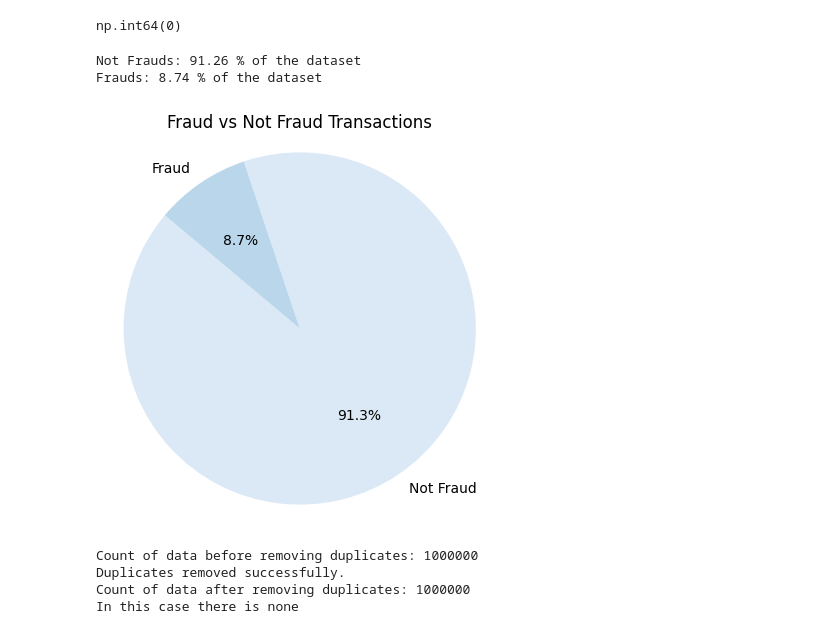
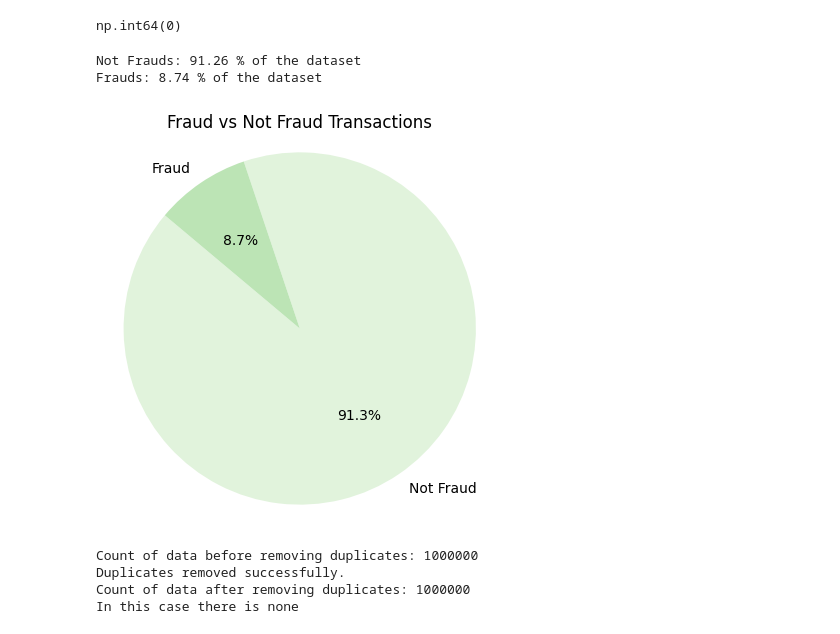
Before and after one commit to Vador92/creditcardfrauddetection, a Jupyter notebook: fraud_detection.ipynb, the cells around one changed output. Saved outputs shown, nothing was run; the diff lists cells and outputs as text; code cells hidden in the pictures.

```diff
--- a/fraud_detection.ipynb
+++ b/fraud_detection.ipynb
@@ -13,7 +13,9 @@ from collections import Counter
 from imblearn.over_sampling import RandomOverSampler
 from collections import Counter
 
-file_path = 'card_transdata.csv'
+file_path = 'venmo_transdata.csv'
 df = pd.read_csv(file_path)
-df.head()
+
+# Display the first few rows to verify the data has been loaded correctly
+print(df.head())
 # %% [output]
@@ -62,28 +78,28 @@ np.int64(0)
 # %%
 # here we can compare and visualize the difference in percentage of the split between frauds and valid transactions
 # Calculate percentages assuming 'fraud' column exists
 not_frauds_percent = round(df['fraud'].value_counts()[0] / len(df) * 100, 2)
 frauds_percent = round(df['fraud'].value_counts()[1] / len(df) * 100, 2)
 
 # Print percentages
 print('Not Frauds:', not_frauds_percent, '% of the dataset')
 print('Frauds:', frauds_percent, '% of the dataset')
 
 fraud_counts = df['fraud'].value_counts()
 
 # Map numeric labels to descriptive labels
 fraud_counts.index = fraud_counts.index.map({0: 'Not Fraud', 1: 'Fraud'})
 
 # Plotting a pie chart with elegant shades of blue
 plt.figure(figsize=(5, 5))
-plt.pie(fraud_counts, labels=fraud_counts.index, autopct='%1.1f%%', startangle=140, colors=sns.color_palette('Blues'))
+plt.pie(fraud_counts, labels=fraud_counts.index, autopct='%1.1f%%', startangle=140, colors=sns.color_palette('Greens'))
 plt.title('Fraud vs Not Fraud Transactions')
 plt.axis('equal')  # Equal aspect ratio ensures that pie is drawn as a circle.
 plt.show()
 # %% [output]
 Not Frauds: 91.26 % of the dataset
 Frauds: 8.74 % of the dataset
-[figure, old version]
+[figure, new version]
 # %%
 # Next we can drop duplicate values in case they exist, so we do not have skewed results
 
```
Also changed, not shown: parts of 2 cells of this notebook, 2 other files.
